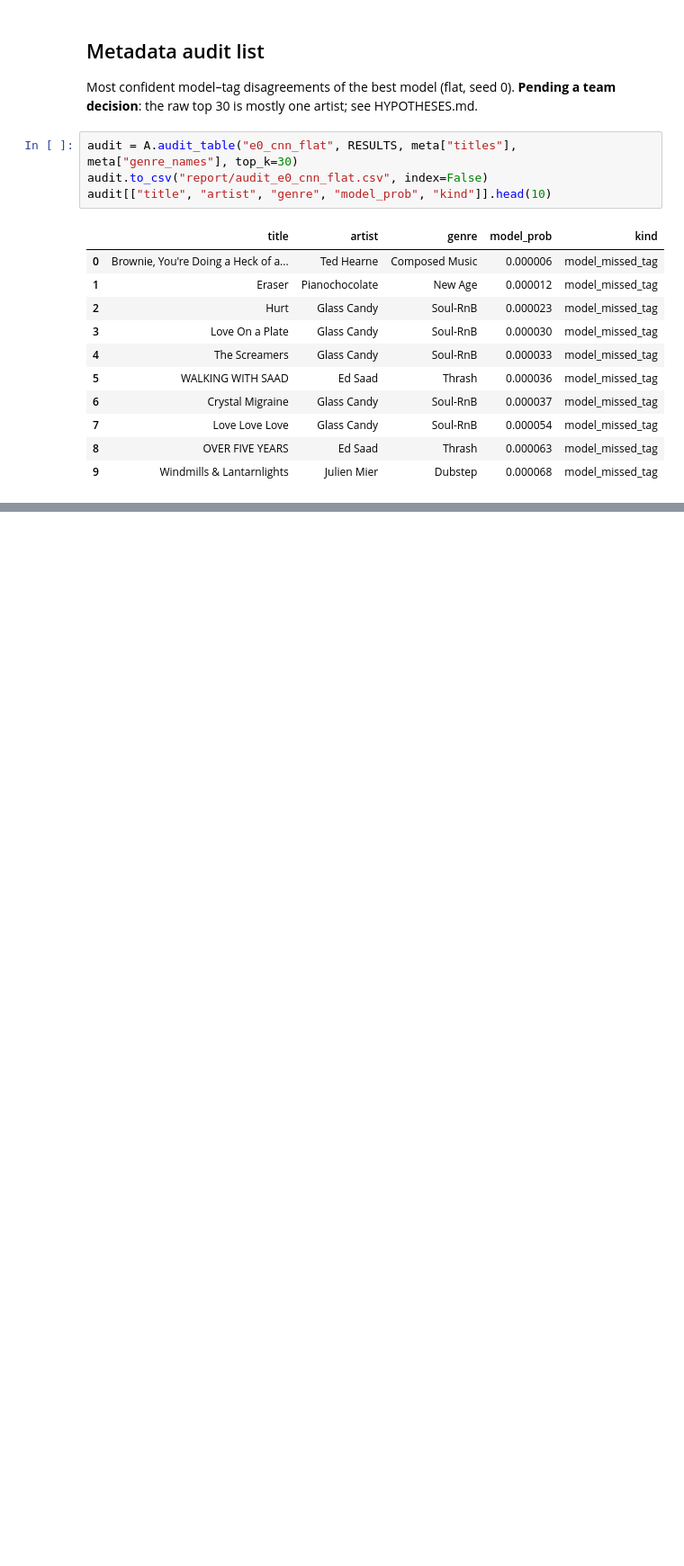
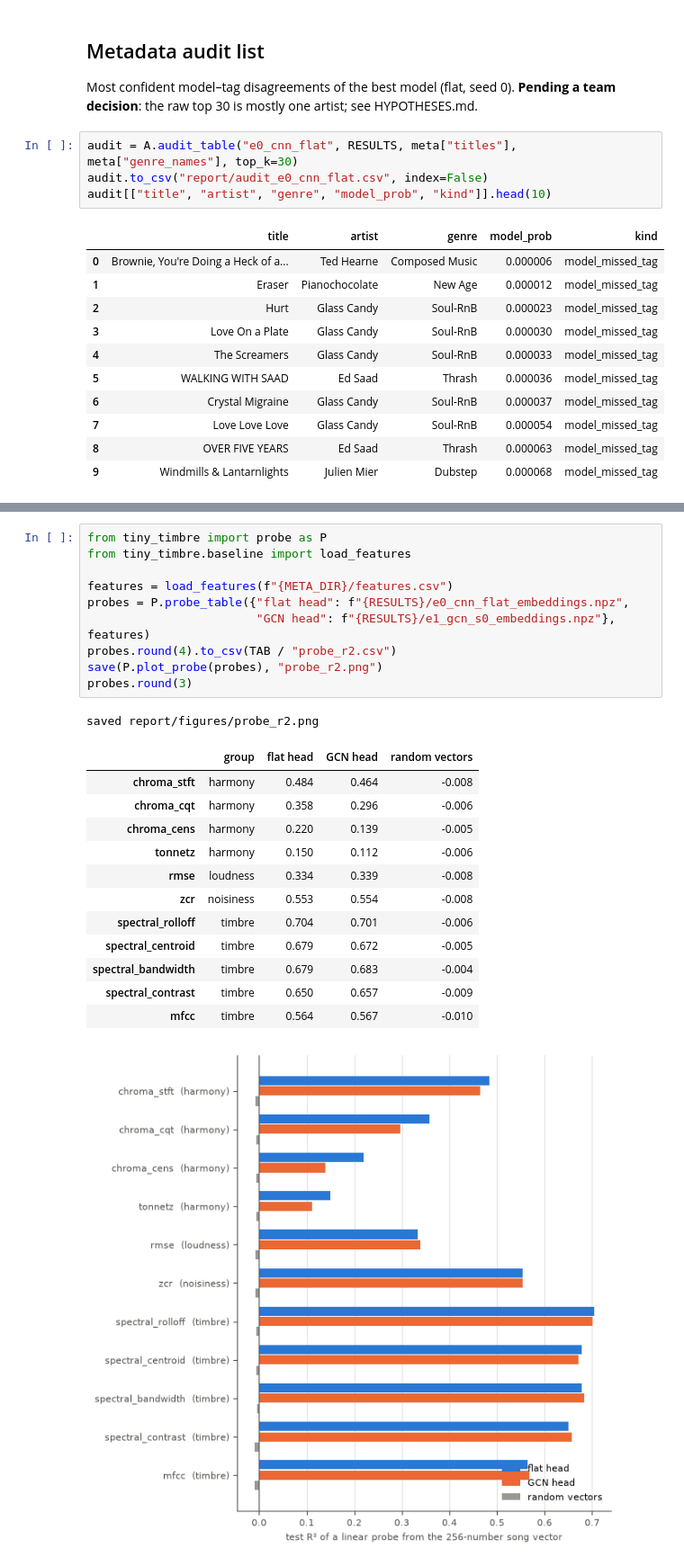
Before and after one commit to mediabymadelyn/tiny-timbre, a Jupyter notebook: notebooks/figures.ipynb, the cells around one changed output, grey strips where cells are left out. Shown at 90% size. Saved outputs shown, nothing was run; the diff lists cells and outputs as text; blank space fills up the shorter version.

Commit message:
Add interpretability predictions, linear probe and occlusion

```diff
--- a/notebooks/figures.ipynb
+++ b/notebooks/figures.ipynb
@@ -238,0 +245,25 @@ audit[["title", "artist", "genre", "model_prob", "kind"]].head(10)
+# %%
+from tiny_timbre import probe as P
+from tiny_timbre.baseline import load_features
+
+features = load_features(f"{META_DIR}/features.csv")
+probes = P.probe_table({"flat head": f"{RESULTS}/e0_cnn_flat_embeddings.npz",
+                        "GCN head": f"{RESULTS}/e1_gcn_s0_embeddings.npz"}, features)
+probes.round(4).to_csv(TAB / "probe_r2.csv")
+save(P.plot_probe(probes), "probe_r2.png")
+probes.round(3)
+# %% [output]
+saved report/figures/probe_r2.png
+|  | group | flat head | GCN head | random vectors |
+| chroma_stft | harmony | 0.484 | 0.464 | -0.008 |
+| chroma_cqt | harmony | 0.358 | 0.296 | -0.006 |
+| chroma_cens | harmony | 0.220 | 0.139 | -0.005 |
+| tonnetz | harmony | 0.150 | 0.112 | -0.006 |
+| rmse | loudness | 0.334 | 0.339 | -0.008 |
+| zcr | noisiness | 0.553 | 0.554 | -0.008 |
+| spectral_rolloff | timbre | 0.704 | 0.701 | -0.006 |
+| spectral_centroid | timbre | 0.679 | 0.672 | -0.005 |
+| spectral_bandwidth | timbre | 0.679 | 0.683 | -0.004 |
+| spectral_contrast | timbre | 0.650 | 0.657 | -0.009 |
+| mfcc | timbre | 0.564 | 0.567 | -0.010 |
+[figure, added]
```
Also changed, not shown: parts of 3 cells of this notebook, 7 other files.
